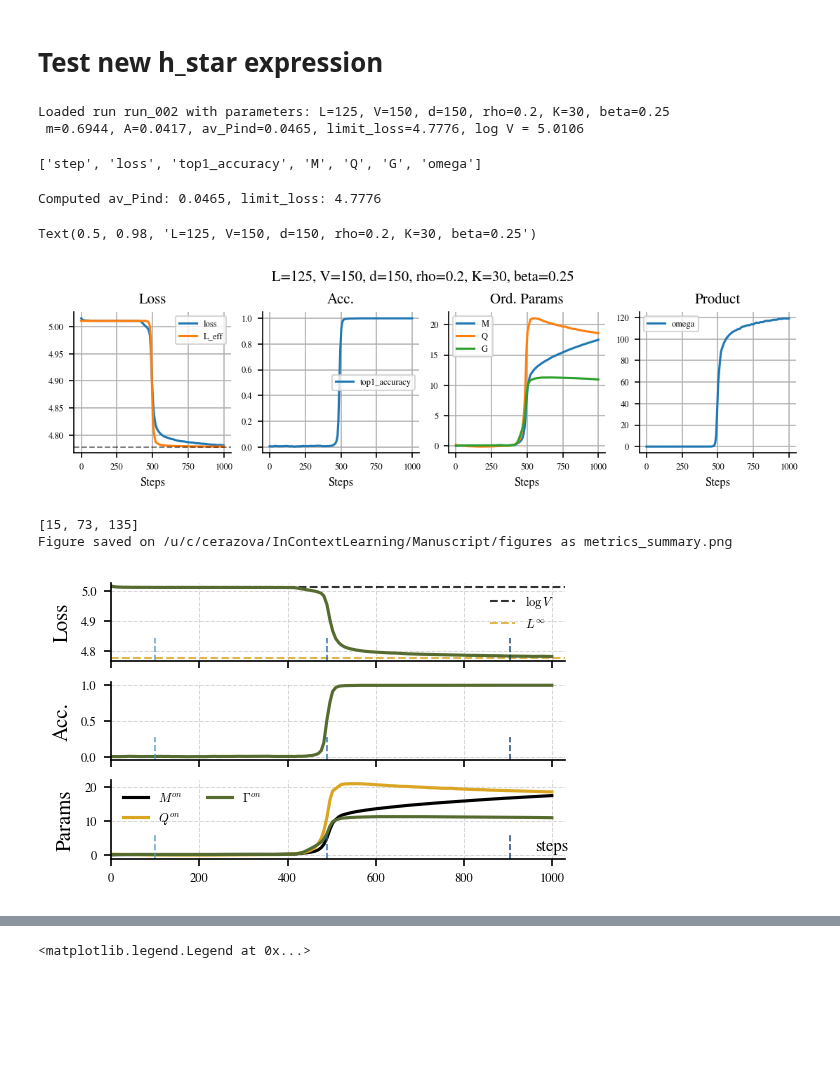
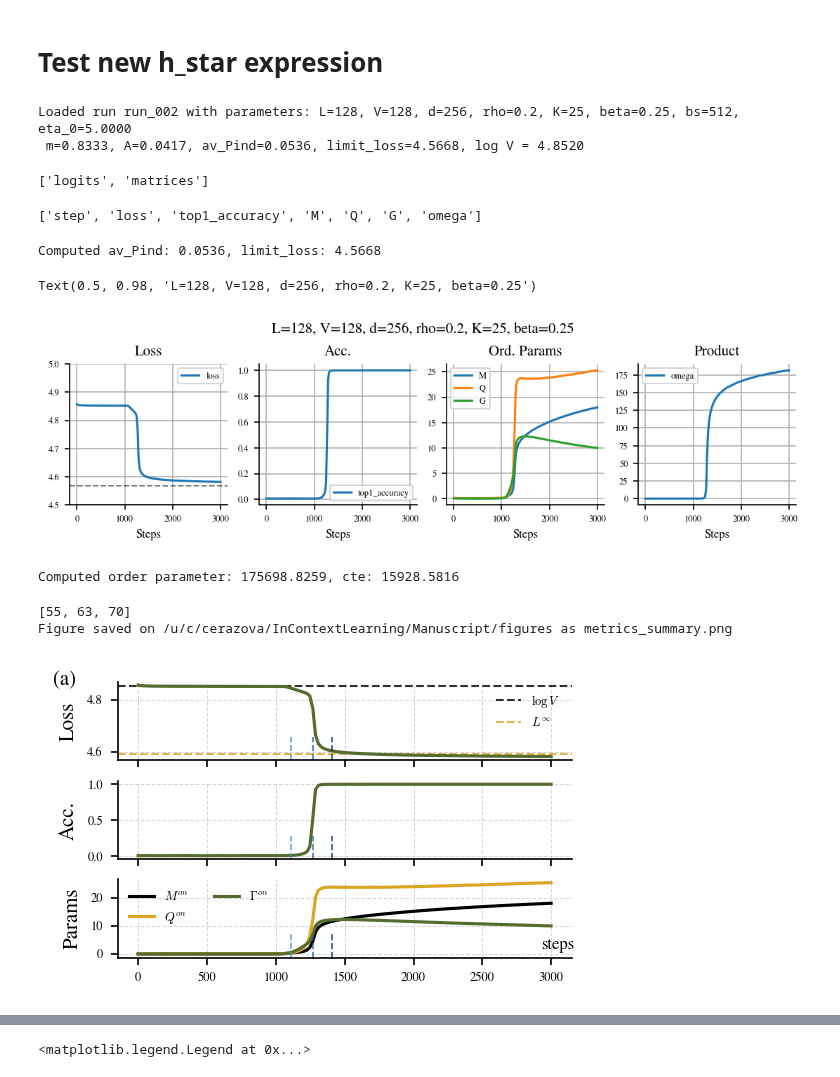
Before and after one commit to CristopherErazo/InContextLearning, a Jupyter notebook: notebooks/26_08_12_New_logits.ipynb, the cells around one changed output, grey strips where cells are left out. Saved outputs shown, nothing was run; the diff lists cells and outputs as text; code cells hidden in the pictures; blank space fills up the shorter version.

Commit message:
Make plots for progress report

```diff
--- a/notebooks/26_08_12_New_logits.ipynb
+++ b/notebooks/26_08_12_New_logits.ipynb
@@ -160,19 +160,23 @@ run_id = reader.list_runs()[-1]
 
 # Load configuration
 cfg = reader.load_config(run_id)
-L , V, d, rho, K , beta = (cfg['model_args']['seq_len'],
-                        cfg['model_args']['vocab_size'],
-                        cfg['model_args']['d_model'],
-                        cfg['data_args']['rho'],
-                        cfg['data_args']['K'],
-                        cfg['model_args']['beta'])
+L , V, d, rho, K , beta , bs  = (cfg['model_args']['seq_len'],
+                                        cfg['model_args']['vocab_size'],
+                                        cfg['model_args']['d_model'],
+                                        cfg['data_args']['rho'],
+                                        cfg['data_args']['K'],
+                                        cfg['model_args']['beta'],
+                                        cfg['data_args']['batch_size'],
+                                        )
+
+eta_0 = cfg['optim_args']['lr']*d/bs
 
 m = L/((1+rho)*V)
 A = beta*rho/(1+rho)
 av_Pind = (rho/(1+rho))* (m-1+np.exp(-m))/m
-limit_loss = (1-av_Pind)*np.log(V)
+limit_loss = (1-av_Pind)*np.log(V) + np.log(1-rho)*rho/(1+rho) * (1-np.exp(-m))/m# (np.log(1-rho))* (rho/(1+rho) - av_Pind)
 
-print(f'Loaded run {run_id} with parameters: L={L}, V={V}, d={d}, rho={rho}, K={K}, beta={beta}')
+print(f'Loaded run {run_id} with parameters: L={L}, V={V}, d={d}, rho={rho}, K={K}, beta={beta}, bs={bs}, eta_0={eta_0:.4f}')
 print(f' m={m:.4f}, A={A:.4f}, av_Pind={av_Pind:.4f}, limit_loss={limit_loss:.4f}, log V = {np.log(V):.4f}')
 
 # Load metrics and pivot for easier plotting
@@ -184,8 +188,13 @@ list_mtx = reader.list_artifacts(run_id,'matrices')
 list_mtx = list_mtx.pivot(index='step',columns='name',values='file').reset_index()
 n_prints = len(list_mtx)
 # %% [output]
-Loaded run run_002 with parameters: L=125, V=150, d=150, rho=0.2, K=30, beta=0.25
- m=0.6944, A=0.0417, av_Pind=0.0465, limit_loss=4.7776, log V = 5.0106
+Loaded run run_002 with parameters: L=128, V=128, d=256, rho=0.2, K=25, beta=0.25, bs=512, eta_0=5.0000
+ m=0.8333, A=0.0417, av_Pind=0.0536, limit_loss=4.5668, log V = 4.8520
+# %%
+# reader.list_artifacts(run_id,'matrices')
+reader.list_artifact_groups(run_id)
+# %% [output]
+['logits', 'matrices']
 # %%
 # Compute 'on' order parameters
 results = {'M': [], 'Q': [], 'G': [] }
@@ -221,7 +230,7 @@ new_metrics['L_eff'] = rho*new_metrics['L_eff']/(1+rho) + np.log(V) * (1-av_Pind
 # %%
 # variables to plot
 settings = {
-    'Loss': ['loss', 'L_eff'],
+    'Loss': ['loss'],
     'Acc.': ['top1_accuracy'],
     # 'Logits' : ['on_logit_mean'],
     'Ord. Params': ['M','Q','G'],
@@ -245,7 +254,8 @@ for i, (title, metrics) in enumerate(settings.items()):
 
 
 print(f'Computed av_Pind: {av_Pind:.4f}, limit_loss: {limit_loss:.4f}')
-axes[0].axhline(limit_loss,ls='--',color='black',alpha=0.5)
+axes[0].axhline(1*limit_loss,ls='--',color='black',alpha=0.5)
+axes[0].set_ylim(4.5,5)
 
 # ax.set_xlim(0,0.75)
 # ax.set_ylim(-1,1)
@@ -254,11 +264,20 @@ fig.suptitle(f'L={L}, V={V}, d={d}, rho={rho}, K={K}, beta={beta}')
 # plt.show()
 # plt.plot((new_metrics['M']/(L-1))**2 - (new_metrics['Q']/K)**2)
 # %% [output]
-Computed av_Pind: 0.0465, limit_loss: 4.7776
+Computed av_Pind: 0.0536, limit_loss: 4.5668
-Text(0.5, 0.98, 'L=125, V=150, d=150, rho=0.2, K=30, beta=0.25')
+Text(0.5, 0.98, 'L=128, V=128, d=256, rho=0.2, K=25, beta=0.25')
-[figure, old version]
+[figure, new version]
+# %%
+order = V**2*np.sqrt(L)
+cte = 2/(beta*np.sqrt(rho)*eta_0)
+
+print(f'Computed order parameter: {order:.4f}, cte: {cte:.4f}')
+# %% [output]
+Computed order parameter: 175698.8259, cte: 15928.5816
 # %%
-t_fracs = [0.1, 0.49, 0.9]
+time_fraction = 0.05
+time_middle = 0.42
+t_fracs = [time_middle-time_fraction, time_middle, time_middle+time_fraction]
 cols = plt.get_cmap('Blues')(np.linspace(0.6,1,len(t_fracs)))
 t_idx = [int(frac * len(time)) for frac in t_fracs]
 print(t_idx)
@@ -271,36 +290,38 @@ ax.axhline(np.log(V) * (1-av_Pind),color='goldenrod',ls='--',lw=1.,label=r'$L^\i
 ax.plot(time,new_metrics['loss'],color='darkolivegreen',lw=1.5)
 ax.legend(frameon=False)
 ax.set_ylabel('Loss')
 
 ax = axes[1]
 ax.plot(time,new_metrics['top1_accuracy'],color='darkolivegreen',lw=1.5)
 ax.set_ylabel('Acc.')
 # ax.set_xlabel('Steps')
 
 ax = axes[2]
 ax.plot(time,new_metrics['M'],label=r'$M^{on}$',color='k',lw=1.5)
 ax.plot(time,new_metrics['Q'],label=r'$Q^{on}$',color='goldenrod',lw=1.5)
 ax.plot(time,new_metrics['G'],label=r'$\Gamma^{on}$',color='darkolivegreen',lw=1.5)
 ax.set_ylabel('Params')
 # ax.set_xlabel('Steps')
 ax.legend(frameon=False,ncol=2)
 
 
 for i , idx in enumerate(t_idx):
     t = time[idx]
     c = cols[i]
     for ax in axes:
         ax.axvline(t,ymax=0.3,ls='--',color=c,lw=0.8,alpha=0.8)
         ax.grid(lw=0.5,ls='--',alpha=0.5)
-        ax.set_xlim(0,1030)
+        # ax.set_xlim(0,1030)
 
 fig.text(0.93,0.13,r'steps')
 
+fig.text(0.0,0.97,'(a)',fontsize=10)
+
 save_fig(fig,'metrics_summary',base_dir='../../Manuscript/figures')
 # %% [output]
-[15, 73, 135]
+[55, 63, 70]
 Figure saved on /u/c/cerazova/InContextLearning/Manuscript/figures as metrics_summary.png
-[figure, old version]
+[figure, new version]
 # %%
 matrices = {'M': [], 'Q': [], 'G': []}
 for i in t_idx:
```
Also changed, not shown: parts of 33 cells of this notebook, 11 other files.
